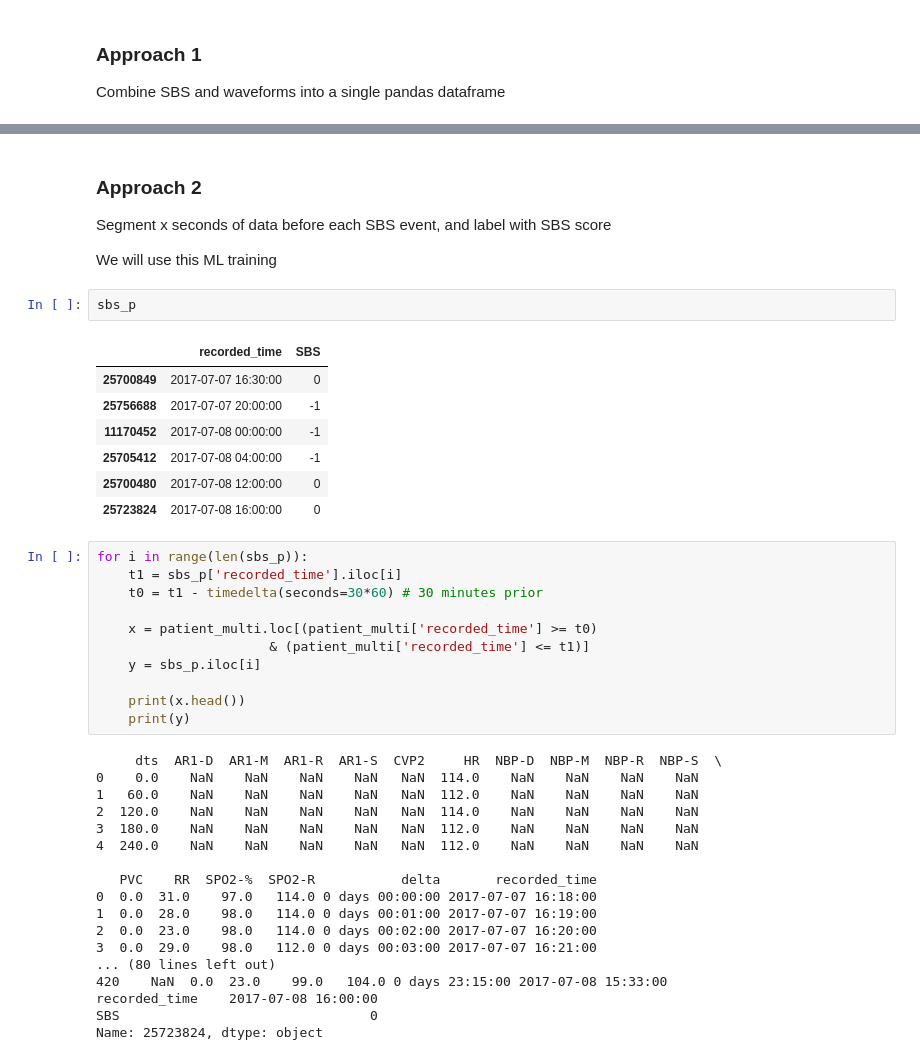
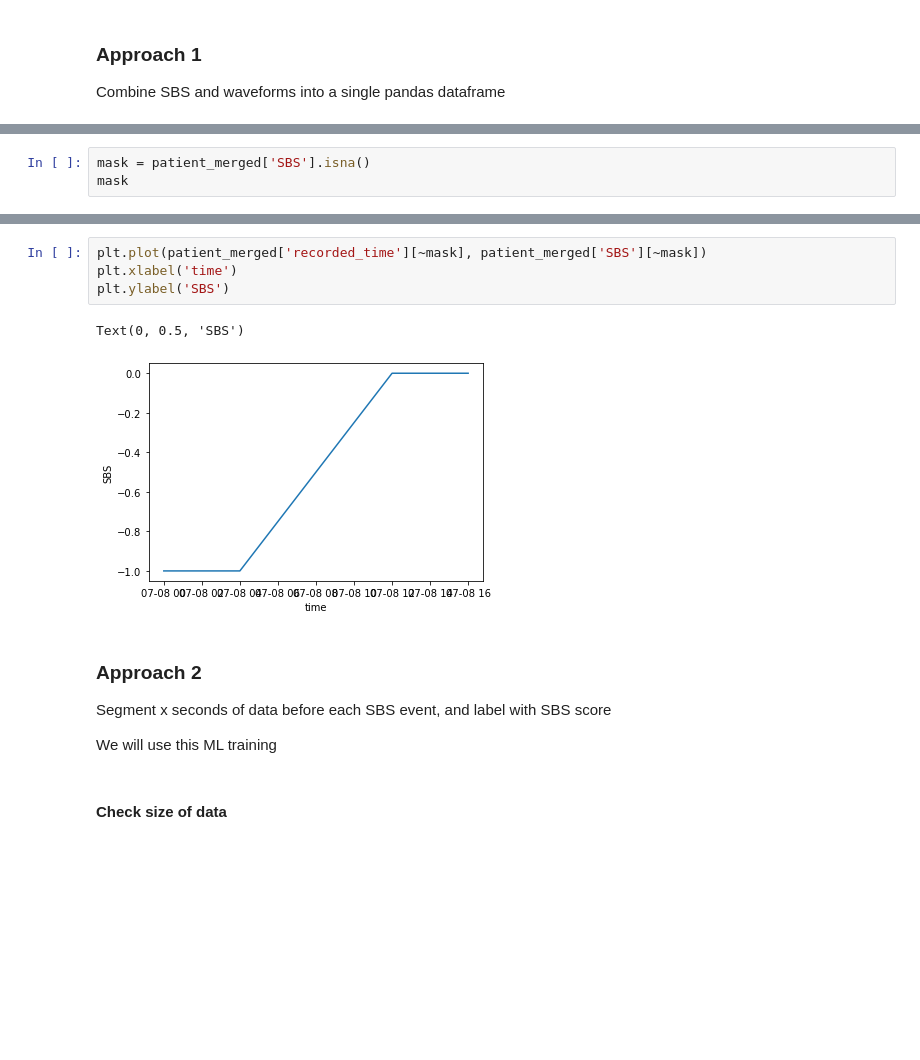
Before and after one commit to fyng/PedAccel, a Jupyter notebook: JHU SAFE/patient_sbs.ipynb, the cells around one changed output, grey strips where cells are left out. Drawn from its saved outputs; the diff is of its cells as text; blank space fills up the shorter version.

```diff
--- a/JHU SAFE/patient_sbs.ipynb
+++ b/JHU SAFE/patient_sbs.ipynb
@@ -157,0 +180,3 @@ sns.lineplot(x = 'dts', y = 'HR', data=patient_merged)
+# %%
+mask = patient_merged['SBS'].isna()
+mask
@@ -158,44 +206,14 @@ sns.lineplot(x = 'dts', y = 'HR', data=patient_merged)
+# %%
+plt.plot(patient_merged['recorded_time'][~mask], patient_merged['SBS'][~mask])
+plt.xlabel('time')
+plt.ylabel('SBS')
+# %% [output]
+Text(0, 0.5, 'SBS')
+[figure, added]
 # %% [markdown]
 ### Approach 2
 Segment x seconds of data before each SBS event, and label with SBS score
 
 We will use this ML training
-# %%
-sbs_p
-# %% [output]
-|  | recorded_time | SBS |
-| 25700849 | 2017-07-07 16:30:00 | 0 |
-| 25756688 | 2017-07-07 20:00:00 | -1 |
-| 11170452 | 2017-07-08 00:00:00 | -1 |
-| 25705412 | 2017-07-08 04:00:00 | -1 |
-| 25700480 | 2017-07-08 12:00:00 | 0 |
-| 25723824 | 2017-07-08 16:00:00 | 0 |
-# %%
-for i in range(len(sbs_p)):
-    t1 = sbs_p['recorded_time'].iloc[i]
-    t0 = t1 - timedelta(seconds=30*60) # 30 minutes prior
-
-    x = patient_multi.loc[(patient_multi['recorded_time'] >= t0)
-                      & (patient_multi['recorded_time'] <= t1)]
-    y = sbs_p.iloc[i]
-
-    print(x.head())
-    print(y)
-# %% [output]
-     dts  AR1-D  AR1-M  AR1-R  AR1-S  CVP2     HR  NBP-D  NBP-M  NBP-R  NBP-S  \
-0    0.0    NaN    NaN    NaN    NaN   NaN  114.0    NaN    NaN    NaN    NaN
-1   60.0    NaN    NaN    NaN    NaN   NaN  112.0    NaN    NaN    NaN    NaN
-2  120.0    NaN    NaN    NaN    NaN   NaN  114.0    NaN    NaN    NaN    NaN
-3  180.0    NaN    NaN    NaN    NaN   NaN  112.0    NaN    NaN    NaN    NaN
-4  240.0    NaN    NaN    NaN    NaN   NaN  112.0    NaN    NaN    NaN    NaN
-
-   PVC    RR  SPO2-%  SPO2-R           delta       recorded_time
-0  0.0  31.0    97.0   114.0 0 days 00:00:00 2017-07-07 16:18:00
-1  0.0  28.0    98.0   114.0 0 days 00:01:00 2017-07-07 16:19:00
-2  0.0  23.0    98.0   114.0 0 days 00:02:00 2017-07-07 16:20:00
-3  0.0  29.0    98.0   112.0 0 days 00:03:00 2017-07-07 16:21:00
-... (80 lines left out)
-420    NaN  0.0  23.0    99.0   104.0 0 days 23:15:00 2017-07-08 15:33:00
-recorded_time    2017-07-08 16:00:00
-SBS                                0
-Name: 25723824, dtype: object
+# %% [markdown]
+#### Check size of data
```
Also changed, not shown: parts of 15 cells of this notebook.
